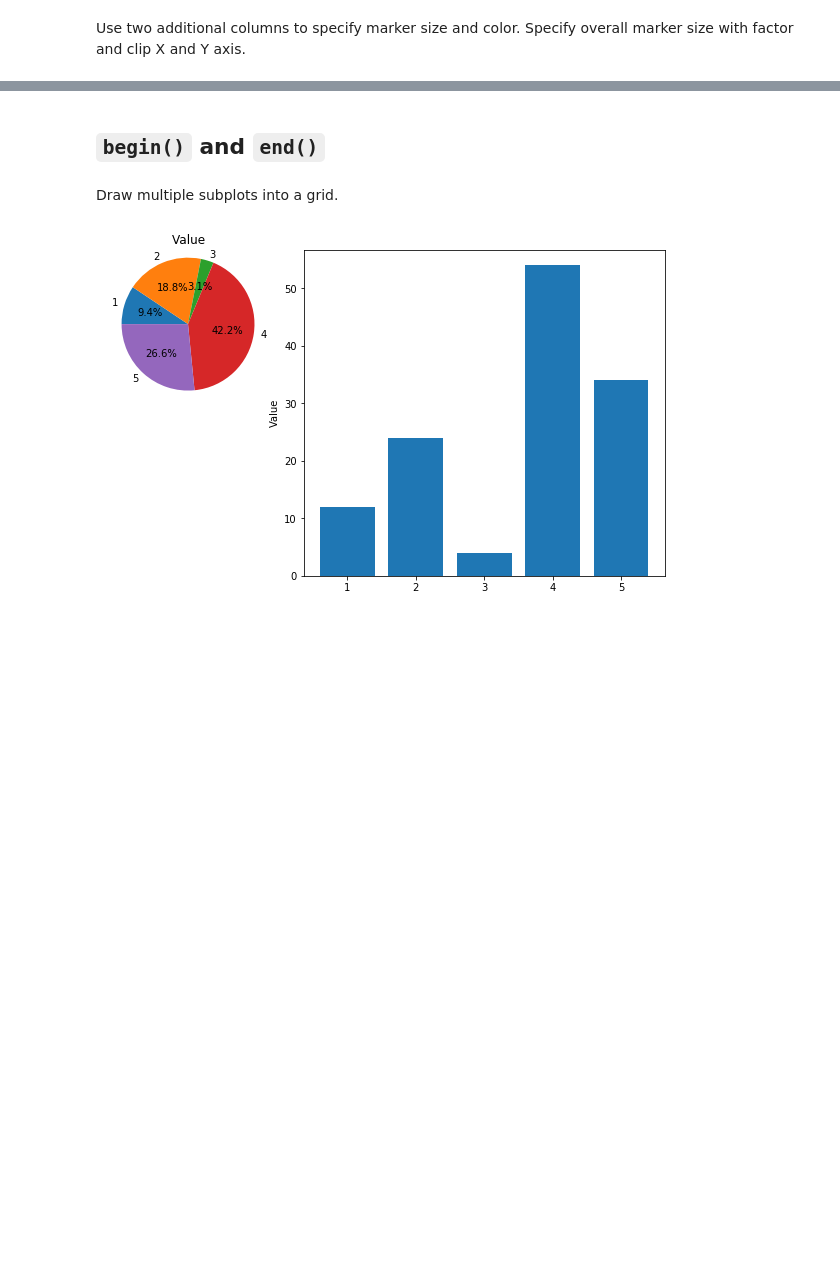
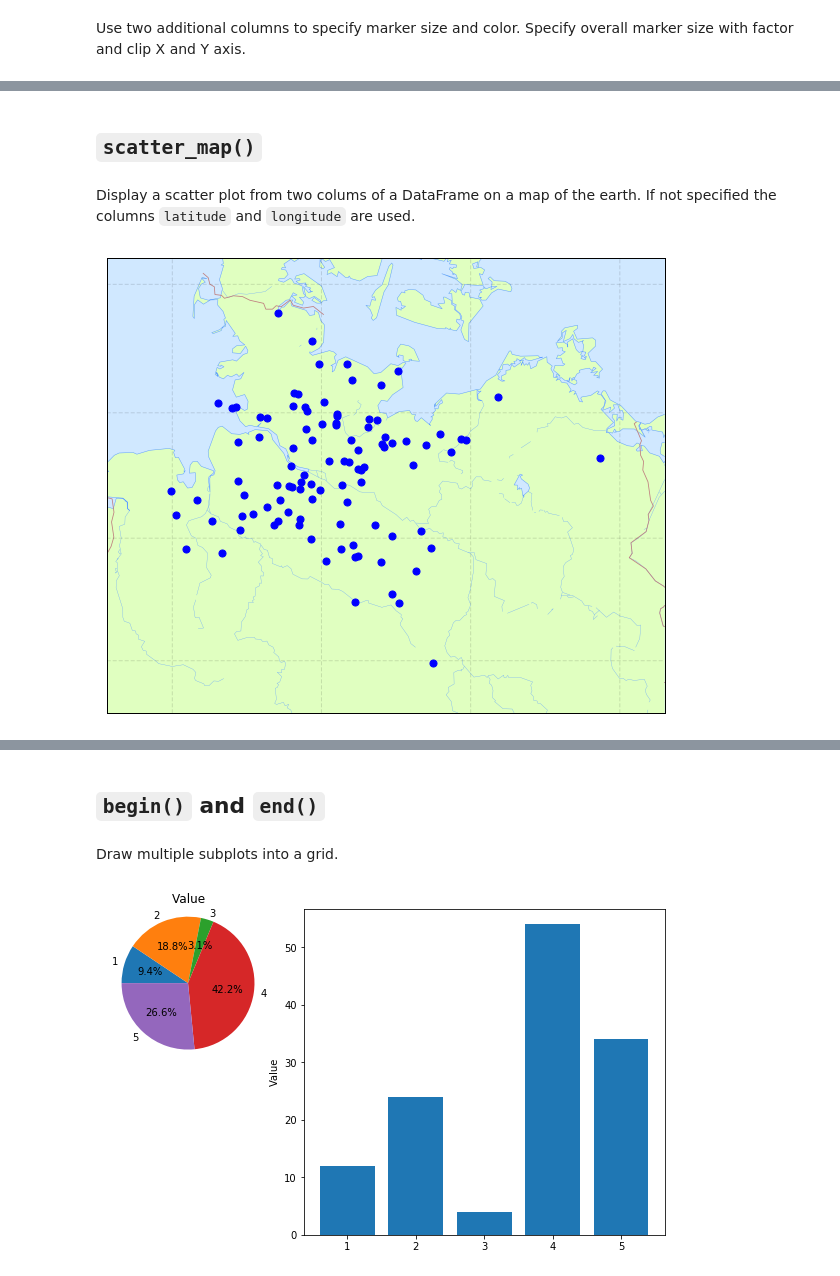
Before and after one commit to mastersign/mastersign-datascience, a Jupyter notebook: demo-plot.ipynb, the cells around one changed output, grey strips where cells are left out. Saved outputs shown, nothing was run; the diff lists cells and outputs as text; code cells hidden in the pictures; blank space fills up the shorter version.

Commit message:
added mapplot module and plot.scatter_map()

```diff
--- a/demo-plot.ipynb
+++ b/demo-plot.ipynb
@@ -248,0 +249,9 @@ pl.scatter(data_2, 'value_a', 'value_c',
+# %% [markdown]
+## `scatter_map()`
+# %% [markdown]
+Display a scatter plot from two colums of a DataFrame on a map of the earth.
+If not specified the columns `latitude` and `longitude` are used.
+# %%
+pl.scatter_map(data_4, size=50)
+# %% [output]
+[figure, added]
```
Also changed, not shown: parts of 18 cells of this notebook, 4 other files.
